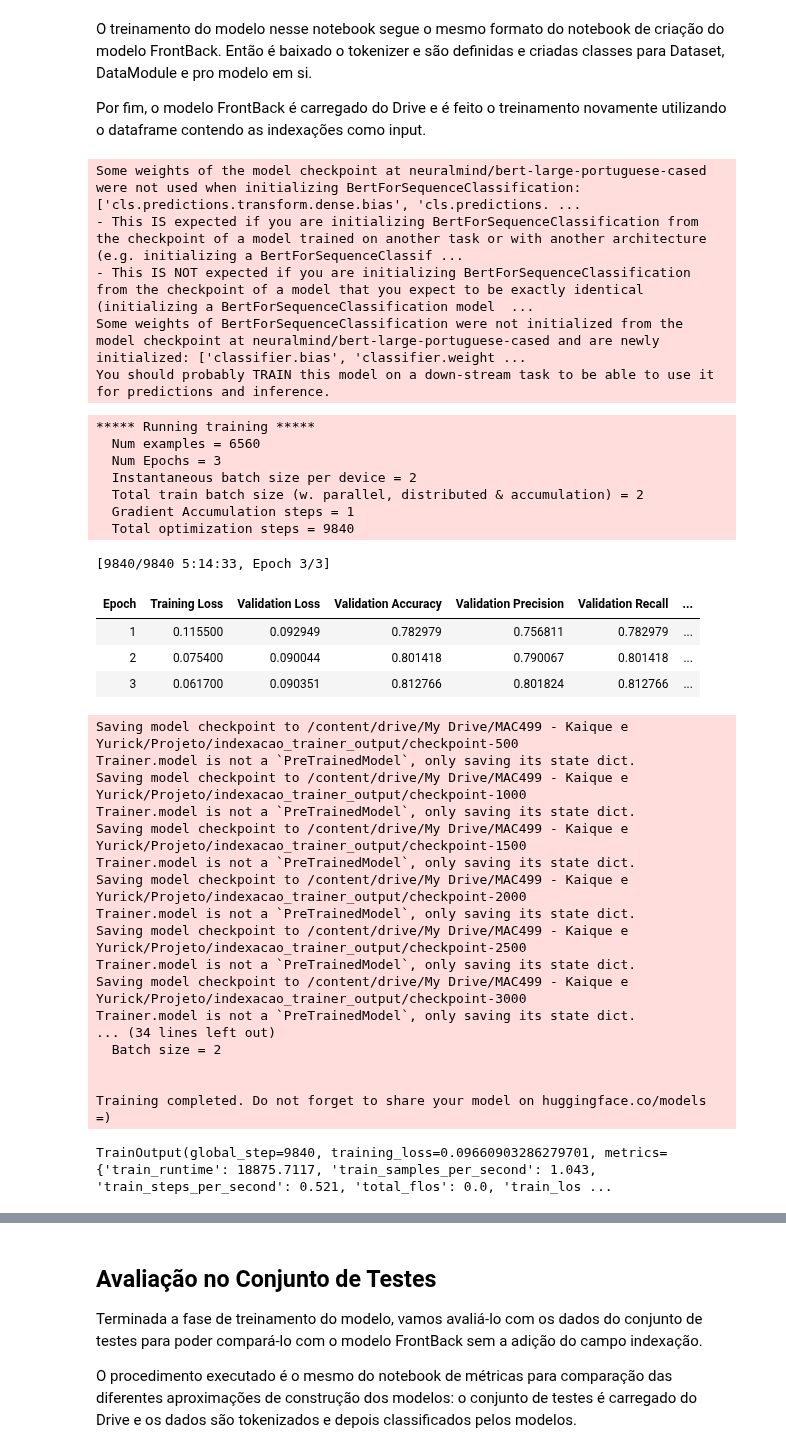
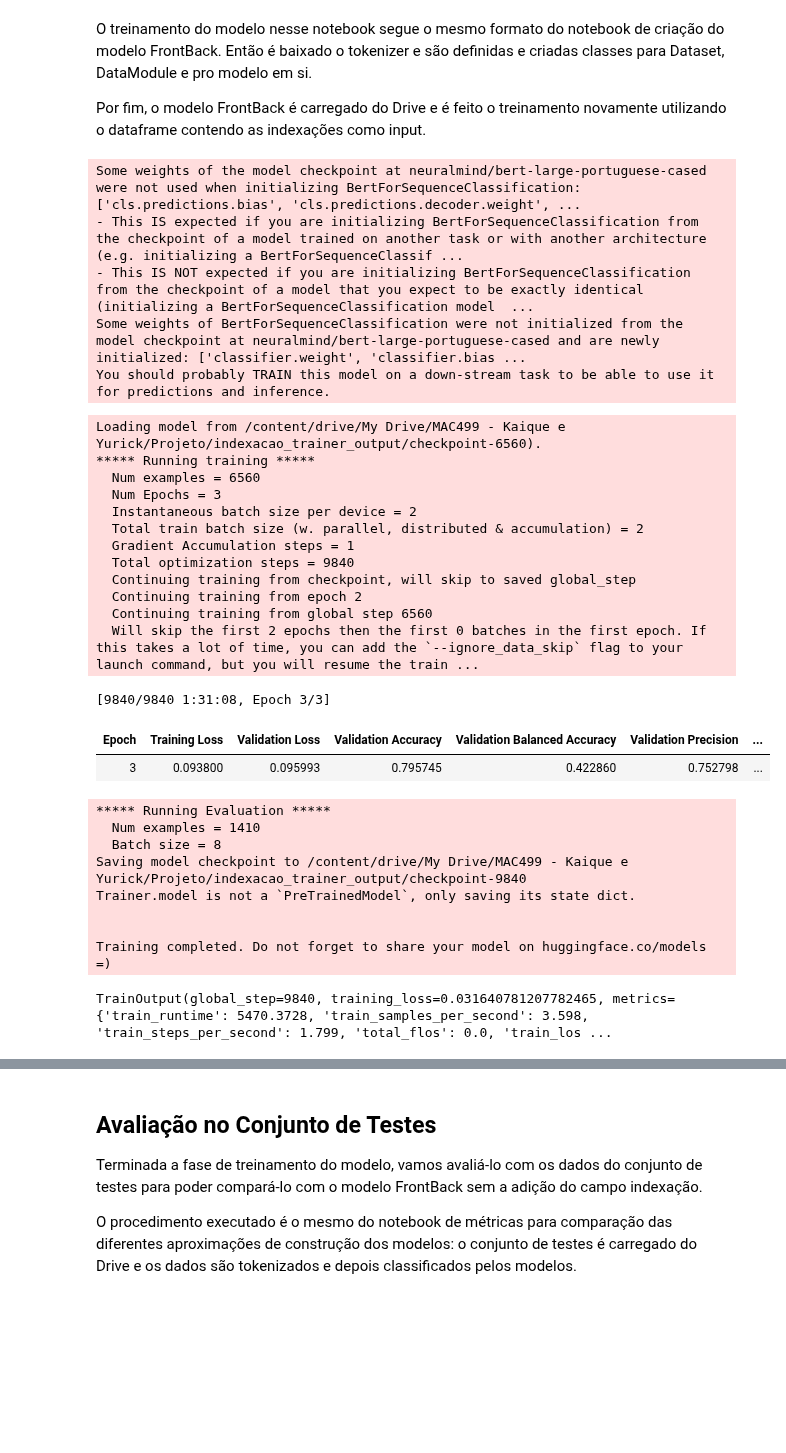
Before and after one commit to yurickyh/JudgementClassifier, a Jupyter notebook: model/Index on Model-Word_Front_Back.ipynb, the cells around one changed output, grey strips where cells are left out. Cells and saved outputs as stored; diff of their text form; code cells hidden in the pictures; blank space fills up the shorter version.

```diff
--- a/model/Index on Model-Word_Front_Back.ipynb
+++ b/model/Index on Model-Word_Front_Back.ipynb
@@ -65,19 +67,19 @@ CONSTANTS = {
     'TEST_DATASET': '/content/drive/My Drive/MAC499 - Kaique e Yurick/DB/Test_Dataset.csv',
     'BERT_MODEL_NAME': 'neuralmind/bert-large-portuguese-cased',
     'SEED': 13,
-    'MODEL_PATH': '/content/drive/My Drive/MAC499 - Kaique e Yurick/Projeto/saved_models/frontback_finetuned.bin'
+    'MODEL_PATH': '/content/drive/My Drive/MAC499 - Kaique e Yurick/Projeto/saved_models/frontback_finetuned_1.bin'
 }
 
 # Hyperparameters
 
 HYPERPARAMETERS = {
     'BATCH_SIZE': 2,
-    'EPOCHS': 5,
+    'EPOCHS': 3,
     'MAX_NUMBER_TOKENS': 512,
     'LEARNING_RATE': 2e-5,
     'NUMBER_OF_BRANCHES': 13,
-    'WEIGHT_DECAY': 0.01,
-    'WARM_UP_PROPORTION': 0.3,
+    'WEIGHT_DECAY': 0.001,
+    'WARM_UP_PROPORTION': 0.1,
     'INTRODUCTION_WORDS': 256
 }
 # %%
@@ -380,7 +382,7 @@ validation_dataset = LawDocumentDataset(documents_validation, tokenizer, HYPERPA
 # %%
 class LawDocumentClassifier(pl.LightningModule):
 
-    def __init__(self, number_classes: int, steps_per_epoch: int=None, epochs: int=None, learning_rate: float=2e-5, weight_decay: float=0.01, warm_up_proportion: float=0.3):
+    def __init__(self, number_classes: int, steps_per_epoch: int=None, epochs: int=None, learning_rate: float=2e-5, weight_decay: float=0.001, warm_up_proportion: float=0.1):
         super().__init__()
 
         self.model = BertForSequenceClassification.from_pretrained(
@@ -458,61 +460,55 @@ model = LawDocumentClassifier(
     warm_up_proportion=HYPERPARAMETERS['WARM_UP_PROPORTION']
 )
 # %% [output]
-Some weights of the model checkpoint at neuralmind/bert-large-portuguese-cased were not used when initializing BertForSequenceClassification: ['cls.predictions.transform.dense.bias', 'cls.predictions. ...
+Some weights of the model checkpoint at neuralmind/bert-large-portuguese-cased were not used when initializing BertForSequenceClassification: ['cls.predictions.bias', 'cls.predictions.decoder.weight', ...
 - This IS expected if you are initializing BertForSequenceClassification from the checkpoint of a model trained on another task or with another architecture (e.g. initializing a BertForSequenceClassif ...
 - This IS NOT expected if you are initializing BertForSequenceClassification from the checkpoint of a model that you expect to be exactly identical (initializing a BertForSequenceClassification model  ...
-Some weights of BertForSequenceClassification were not initialized from the model checkpoint at neuralmind/bert-large-portuguese-cased and are newly initialized: ['classifier.bias', 'classifier.weight ...
+Some weights of BertForSequenceClassification were not initialized from the model checkpoint at neuralmind/bert-large-portuguese-cased and are newly initialized: ['classifier.weight', 'classifier.bias ...
 You should probably TRAIN this model on a down-stream task to be able to use it for predictions and inference.
 # %%
 training_args = TrainingArguments(
     "/content/drive/My Drive/MAC499 - Kaique e Yurick/Projeto/indexacao_trainer_output",
     num_train_epochs = HYPERPARAMETERS['EPOCHS'],
     evaluation_strategy = 'epoch',
     per_device_train_batch_size = HYPERPARAMETERS['BATCH_SIZE'],
     logging_steps = 30,
-    saving_strategy='epoch'
+    save_strategy='epoch'
 )
 
 trainer = Trainer(
     model=model,
     args=training_args,
     compute_metrics=model.compute_metrics,
     train_dataset=train_dataset,
     eval_dataset=validation_dataset,
     optimizers=model.configure_optimizers()
 )
-trainer.train()
+trainer.train("/content/drive/My Drive/MAC499 - Kaique e Yurick/Projeto/indexacao_trainer_output/checkpoint-6560")
 # %% [output]
+Loading model from /content/drive/My Drive/MAC499 - Kaique e Yurick/Projeto/indexacao_trainer_output/checkpoint-6560).
 ***** Running training *****
   Num examples = 6560
   Num Epochs = 3
   Instantaneous batch size per device = 2
   Total train batch size (w. parallel, distributed & accumulation) = 2
   Gradient Accumulation steps = 1
   Total optimization steps = 9840
+  Continuing training from checkpoint, will skip to saved global_step
+  Continuing training from epoch 2
+  Continuing training from global step 6560
+  Will skip the first 2 epochs then the first 0 batches in the first epoch. If this takes a lot of time, you can add the `--ignore_data_skip` flag to your launch command, but you will resume the train ...
-[9840/9840 5:14:33, Epoch 3/3]
+[9840/9840 1:31:08, Epoch 3/3]
-| Epoch | Training Loss | Validation Loss | Validation Accuracy | Validation Precision | Validation Recall | ... |
-| 1 | 0.115500 | 0.092949 | 0.782979 | 0.756811 | 0.782979 | ... |
-| 2 | 0.075400 | 0.090044 | 0.801418 | 0.790067 | 0.801418 | ... |
-| 3 | 0.061700 | 0.090351 | 0.812766 | 0.801824 | 0.812766 | ... |
+| Epoch | Training Loss | Validation Loss | Validation Accuracy | Validation Balanced Accuracy | Validation Precision | ... |
+| 3 | 0.093800 | 0.095993 | 0.795745 | 0.422860 | 0.752798 | ... |
-Saving model checkpoint to /content/drive/My Drive/MAC499 - Kaique e Yurick/Projeto/indexacao_trainer_output/checkpoint-500
+***** Running Evaluation *****
+  Num examples = 1410
+  Batch size = 8
+Saving model checkpoint to /content/drive/My Drive/MAC499 - Kaique e Yurick/Projeto/indexacao_trainer_output/checkpoint-9840
 Trainer.model is not a `PreTrainedModel`, only saving its state dict.
-Saving model checkpoint to /content/drive/My Drive/MAC499 - Kaique e Yurick/Projeto/indexacao_trainer_output/checkpoint-1000
-Trainer.model is not a `PreTrainedModel`, only saving its state dict.
-Saving model checkpoint to /content/drive/My Drive/MAC499 - Kaique e Yurick/Projeto/indexacao_trainer_output/checkpoint-1500
-Trainer.model is not a `PreTrainedModel`, only saving its state dict.
-Saving model checkpoint to /content/drive/My Drive/MAC499 - Kaique e Yurick/Projeto/indexacao_trainer_output/checkpoint-2000
-Trainer.model is not a `PreTrainedModel`, only saving its state dict.
-Saving model checkpoint to /content/drive/My Drive/MAC499 - Kaique e Yurick/Projeto/indexacao_trainer_output/checkpoint-2500
-Trainer.model is not a `PreTrainedModel`, only saving its state dict.
-Saving model checkpoint to /content/drive/My Drive/MAC499 - Kaique e Yurick/Projeto/indexacao_trainer_output/checkpoint-3000
-Trainer.model is not a `PreTrainedModel`, only saving its state dict.
-... (34 lines left out)
-  Batch size = 2
 
 
 Training completed. Do not forget to share your model on huggingface.co/models =)
-TrainOutput(global_step=9840, training_loss=0.09660903286279701, metrics={'train_runtime': 18875.7117, 'train_samples_per_second': 1.043, 'train_steps_per_second': 0.521, 'total_flos': 0.0, 'train_los ...
+TrainOutput(global_step=9840, training_loss=0.031640781207782465, metrics={'train_runtime': 5470.3728, 'train_samples_per_second': 3.598, 'train_steps_per_second': 1.799, 'total_flos': 0.0, 'train_los ...
 # %%
 validation_metrics = trainer.evaluate()
 validation_metrics
```
Also changed, not shown: parts of 11 cells of this notebook.
